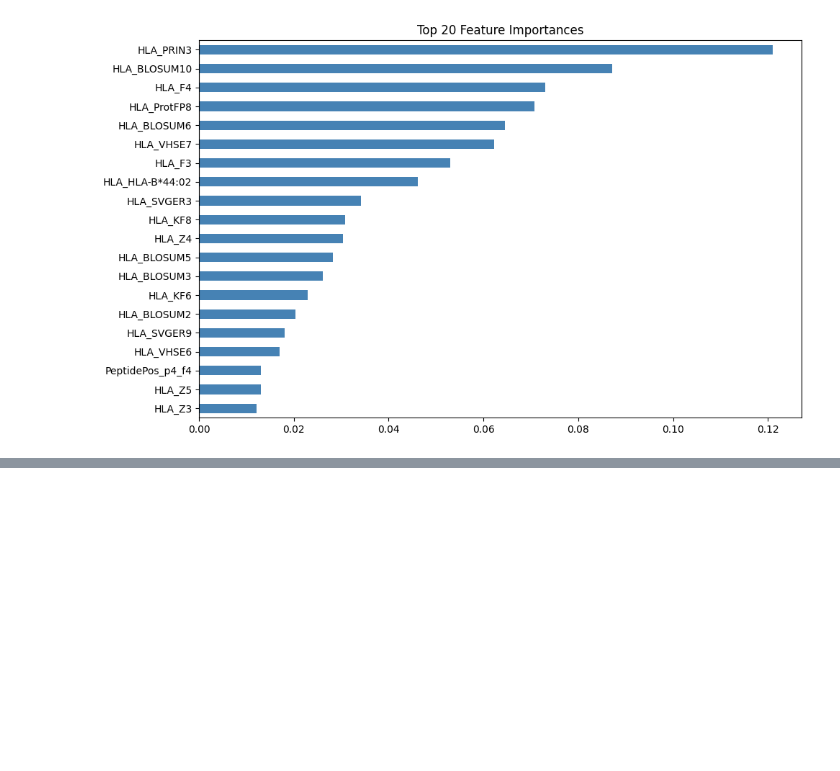
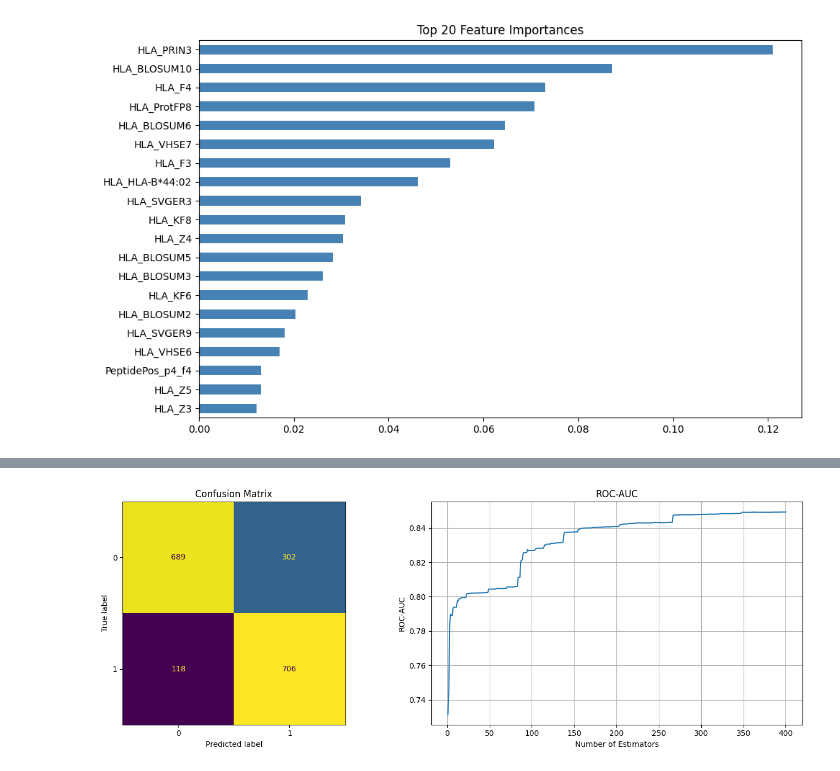
Before and after one commit to nikitarjsh/PIPER, a Jupyter notebook: src/adaboost.ipynb, the cells around one changed output, grey strips where cells are left out. Cells and saved outputs as stored; diff of their text form; code cells hidden in the pictures; blank space fills up the shorter version.

```diff
--- a/src/adaboost.ipynb
+++ b/src/adaboost.ipynb
@@ -142,0 +233,12 @@ plt.show()
+# %%
+model = AdaBoostClassifier(
+    estimator=DecisionTreeClassifier(max_depth=1),
+    n_estimators=400,
+    learning_rate=0.5,
+    random_state=42
+)
+
+model.fit(X, y)
+
+print(X.shape)
+print("Model trained")
@@ -142,0 +277,18 @@ plt.show()
+# %%
+X_val = X_val.reindex(columns=X.columns, fill_value=0)
+X_test = X_test.reindex(columns=X.columns, fill_value=0)
+# %%
+y_val_pred = model.predict(X_val)
+y_val_prob = model.predict_proba(X_val)[:, 1]
+
+print("-- Validation --")
+print(f"Accuracy : {accuracy_score(y_val, y_val_pred):.4f}")
+print(f"ROC-AUC  : {roc_auc_score(y_val, y_val_prob):.4f}")
+
+y_pred = model.predict(X_test)
+y_prob = model.predict_proba(X_test)[:, 1]
+
+print("\n-- Test --")
+print(f"Accuracy : {accuracy_score(y_test, y_pred):.4f}")
+print(f"ROC-AUC  : {roc_auc_score(y_test, y_prob):.4f}")
+print(classification_report(y_test, y_pred))
@@ -142,0 +311,17 @@ plt.show()
+# %%
+fig, axes = plt.subplots(1, 2, figsize=(14, 5))
+
+ConfusionMatrixDisplay(confusion_matrix(y_test, y_pred)).plot(ax=axes[0], colorbar=False)
+axes[0].set_title("Confusion Matrix")
+
+staged_auc = [roc_auc_score(y_test, p[:, 1]) for p in model.staged_predict_proba(X_test)]
+axes[1].plot(range(1, len(staged_auc) + 1), staged_auc)
+axes[1].set_xlabel("Number of Estimators")
+axes[1].set_ylabel("ROC-AUC")
+axes[1].set_title("ROC-AUC")
+axes[1].grid(True)
+
+plt.tight_layout()
+plt.show()
+# %% [output]
+[figure, added]
```
Also changed, not shown: parts of 15 cells of this notebook, 19 other files.
